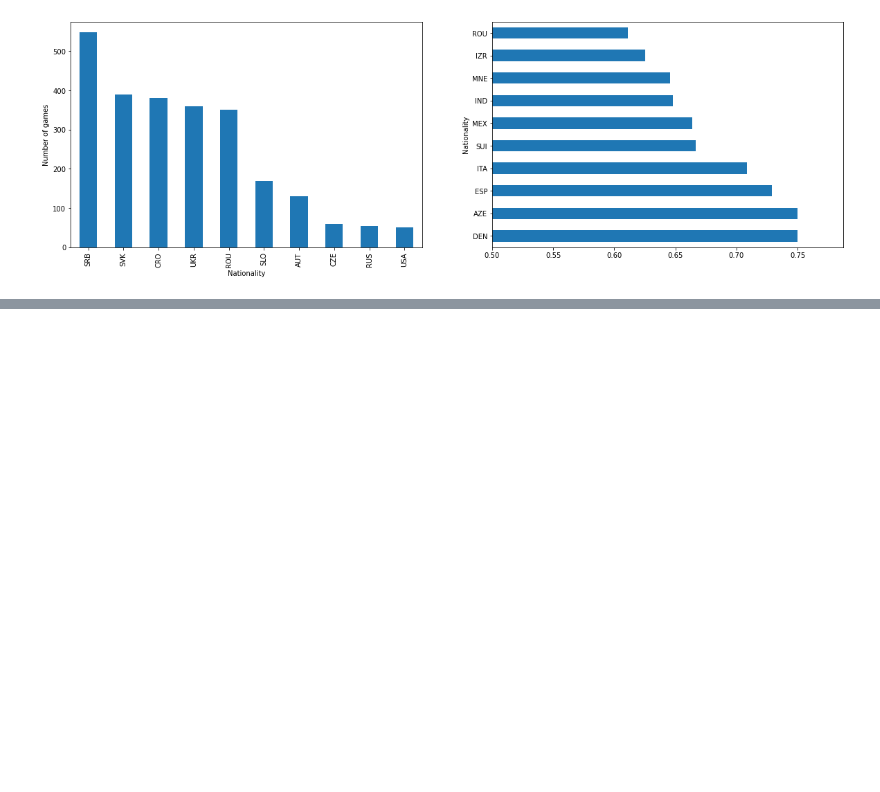
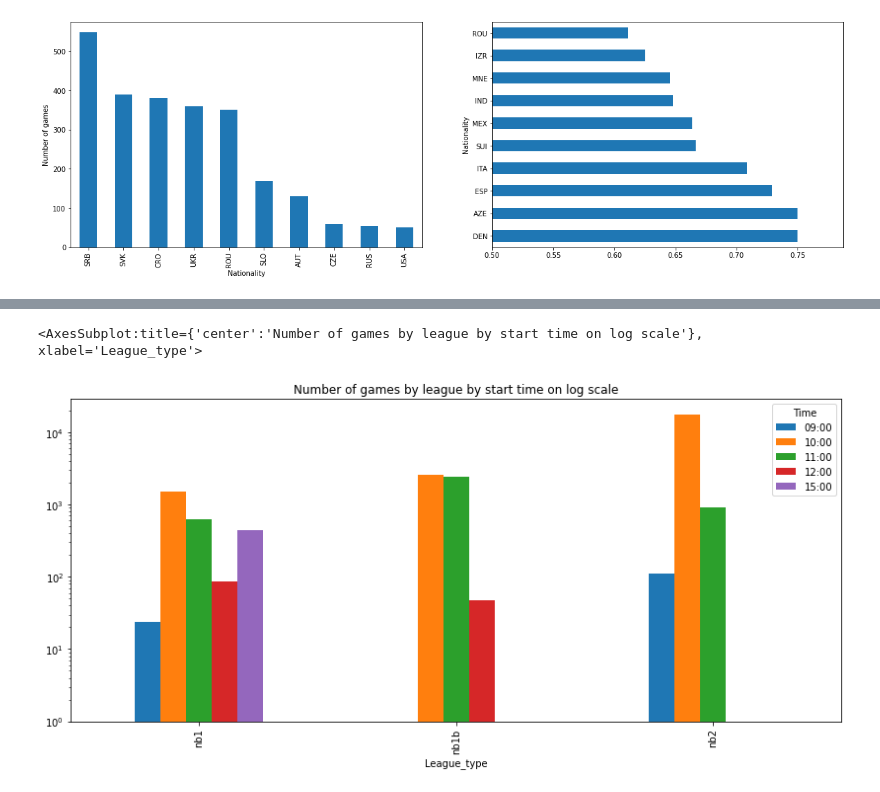
Before and after one commit to szukiadam/ChessChampionshipAnalysis, a Jupyter notebook: ChessChampionship.ipynb, the cells around one changed output, grey strips where cells are left out. Cells and saved outputs as stored; diff of their text form; code cells hidden in the pictures; blank space fills up the shorter version.

```diff
--- a/ChessChampionship.ipynb
+++ b/ChessChampionship.ipynb
@@ -959,0 +792,5 @@ nationality_games_and_performance(df)
+# %%
+df.groupby(['League_type', 'Time']).size().unstack().plot.bar(figsize=(14,6), log=True, title='Number of games by league by start time on log scale')
+# %% [output]
+<AxesSubplot:title={'center':'Number of games by league by start time on log scale'}, xlabel='League_type'>
+[figure, added]
```
Also changed, not shown: parts of 45 cells of this notebook.
